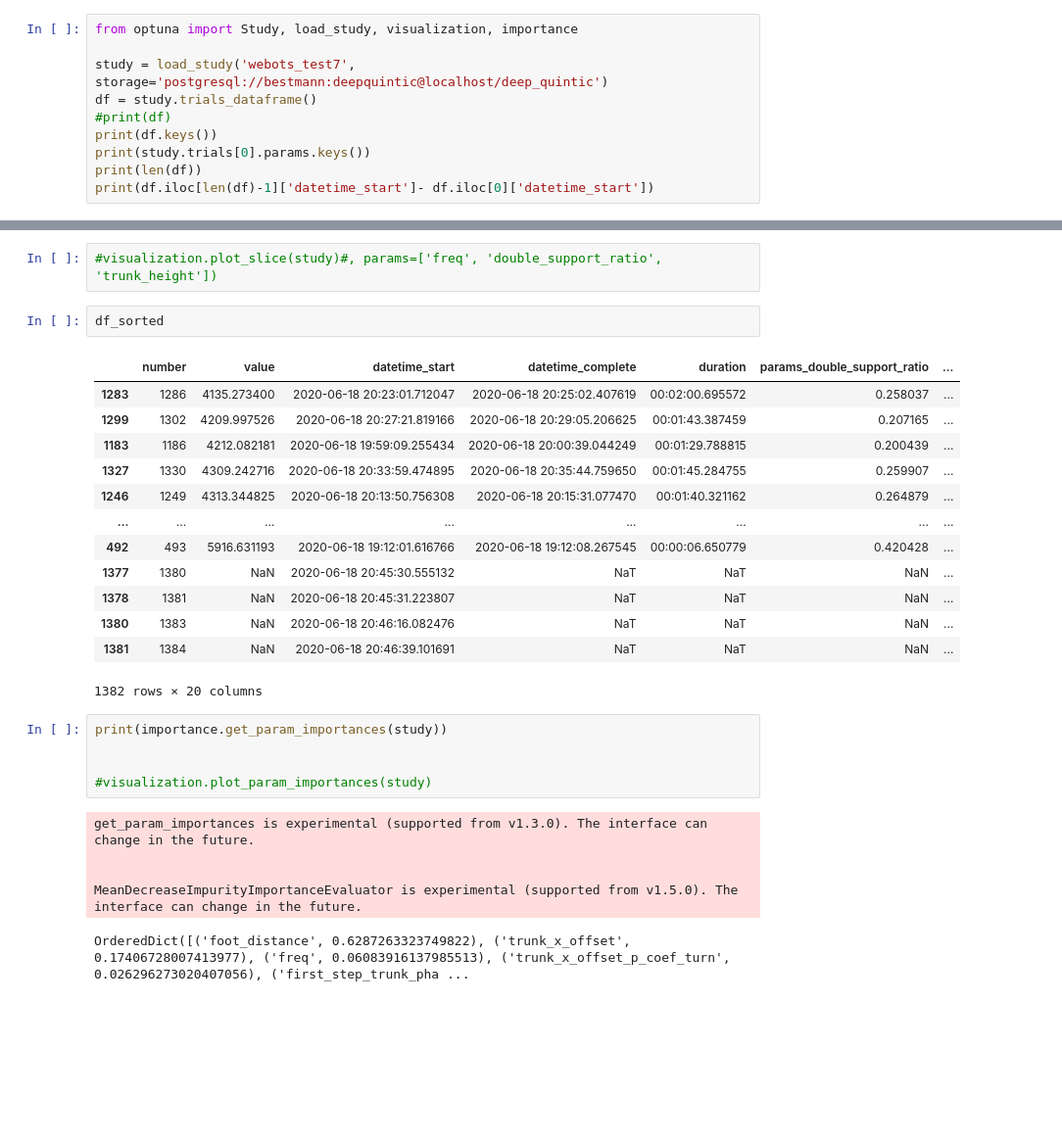
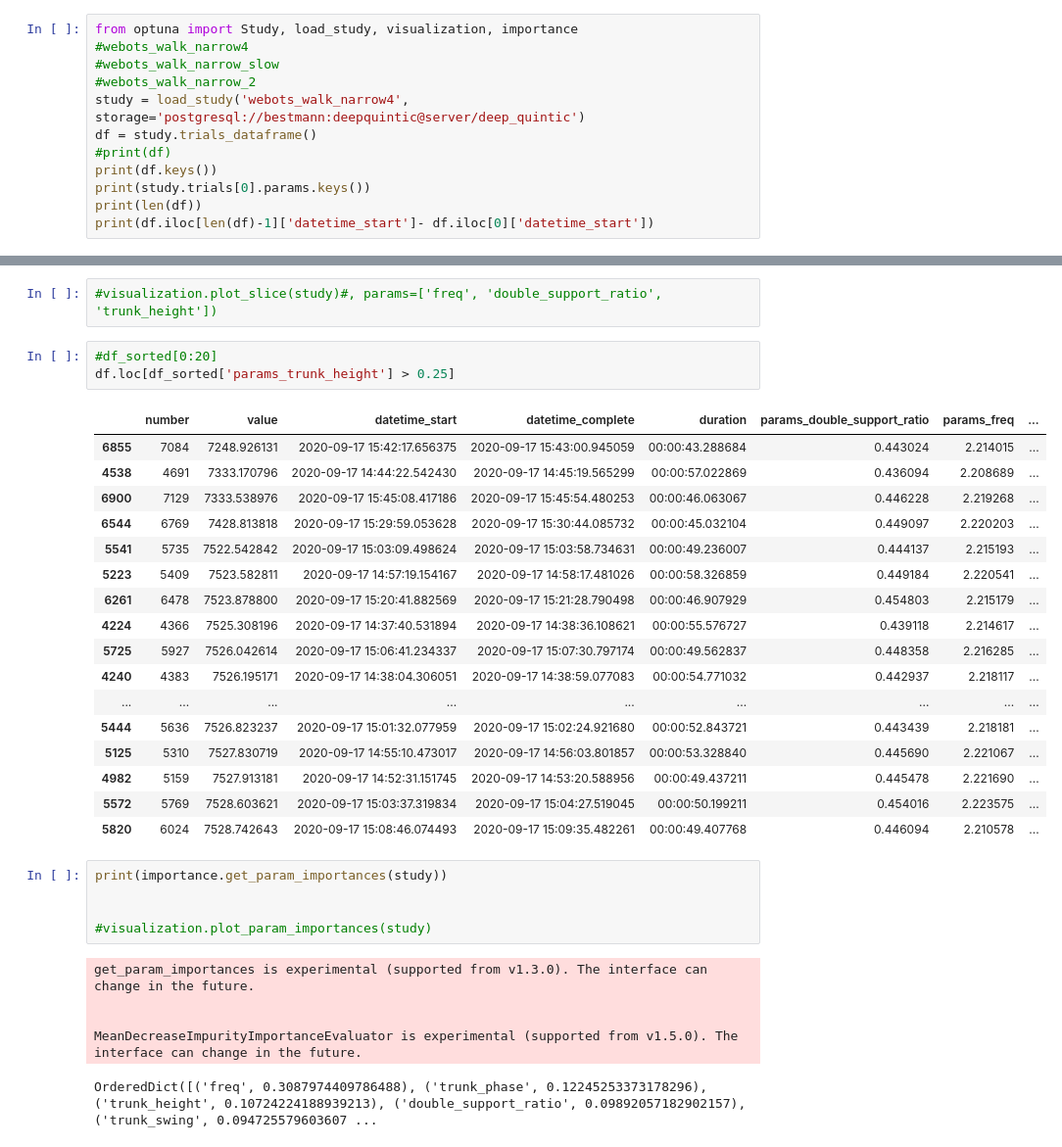
Before and after one commit to bit-bots/parallel_parameter_search, a Jupyter notebook: scripts/viz_study.ipynb, the cells around one changed output, grey strips where cells are left out. Shown at 98% size. Saved outputs shown, nothing was run; the diff lists cells and outputs as text; blank space fills up the shorter version.

```diff
--- a/scripts/viz_study.ipynb
+++ b/scripts/viz_study.ipynb
@@ -1,7 +1,9 @@
 # %%
 from optuna import Study, load_study, visualization, importance
-
-study = load_study('webots_test7',  storage='postgresql://bestmann:deepquintic@localhost/deep_quintic')
+#webots_walk_narrow4
+#webots_walk_narrow_slow
+#webots_walk_narrow_2
+study = load_study('webots_walk_narrow4',  storage='postgresql://bestmann:deepquintic@server/deep_quintic')
 df = study.trials_dataframe()
 #print(df)
 print(df.keys())
@@ -69,22 +63,27 @@ trs_early_termination_at: [0.15000000000000002, 0, 0.75]
 #visualization.plot_contour(study, params=['trunk_swing', 'trunk_pause'])
 # %%
 #visualization.plot_slice(study)#, params=['freq', 'double_support_ratio', 'trunk_height'])
-# %%
-df_sorted
-# %% [output]
-|  | number | value | datetime_start | datetime_complete | duration | params_double_support_ratio | ... |
-| 1283 | 1286 | 4135.273400 | 2020-06-18 20:23:01.712047 | 2020-06-18 20:25:02.407619 | 00:02:00.695572 | 0.258037 | ... |
-| 1299 | 1302 | 4209.997526 | 2020-06-18 20:27:21.819166 | 2020-06-18 20:29:05.206625 | 00:01:43.387459 | 0.207165 | ... |
-| 1183 | 1186 | 4212.082181 | 2020-06-18 19:59:09.255434 | 2020-06-18 20:00:39.044249 | 00:01:29.788815 | 0.200439 | ... |
-| 1327 | 1330 | 4309.242716 | 2020-06-18 20:33:59.474895 | 2020-06-18 20:35:44.759650 | 00:01:45.284755 | 0.259907 | ... |
-| 1246 | 1249 | 4313.344825 | 2020-06-18 20:13:50.756308 | 2020-06-18 20:15:31.077470 | 00:01:40.321162 | 0.264879 | ... |
-| ... | ... | ... | ... | ... | ... | ... | ... |
-| 492 | 493 | 5916.631193 | 2020-06-18 19:12:01.616766 | 2020-06-18 19:12:08.267545 | 00:00:06.650779 | 0.420428 | ... |
-| 1377 | 1380 | NaN | 2020-06-18 20:45:30.555132 | NaT | NaT | NaN | ... |
-| 1378 | 1381 | NaN | 2020-06-18 20:45:31.223807 | NaT | NaT | NaN | ... |
-| 1380 | 1383 | NaN | 2020-06-18 20:46:16.082476 | NaT | NaT | NaN | ... |
-| 1381 | 1384 | NaN | 2020-06-18 20:46:39.101691 | NaT | NaT | NaN | ... |
-1382 rows × 20 columns
+# %%
+#df_sorted[0:20]
+df.loc[df_sorted['params_trunk_height'] > 0.25]
+# %% [output]
+|  | number | value | datetime_start | datetime_complete | duration | params_double_support_ratio | params_freq | ... |
+| 6855 | 7084 | 7248.926131 | 2020-09-17 15:42:17.656375 | 2020-09-17 15:43:00.945059 | 00:00:43.288684 | 0.443024 | 2.214015 | ... |
+| 4538 | 4691 | 7333.170796 | 2020-09-17 14:44:22.542430 | 2020-09-17 14:45:19.565299 | 00:00:57.022869 | 0.436094 | 2.208689 | ... |
+| 6900 | 7129 | 7333.538976 | 2020-09-17 15:45:08.417186 | 2020-09-17 15:45:54.480253 | 00:00:46.063067 | 0.446228 | 2.219268 | ... |
+| 6544 | 6769 | 7428.813818 | 2020-09-17 15:29:59.053628 | 2020-09-17 15:30:44.085732 | 00:00:45.032104 | 0.449097 | 2.220203 | ... |
+| 5541 | 5735 | 7522.542842 | 2020-09-17 15:03:09.498624 | 2020-09-17 15:03:58.734631 | 00:00:49.236007 | 0.444137 | 2.215193 | ... |
+| 5223 | 5409 | 7523.582811 | 2020-09-17 14:57:19.154167 | 2020-09-17 14:58:17.481026 | 00:00:58.326859 | 0.449184 | 2.220541 | ... |
+| 6261 | 6478 | 7523.878800 | 2020-09-17 15:20:41.882569 | 2020-09-17 15:21:28.790498 | 00:00:46.907929 | 0.454803 | 2.215179 | ... |
+| 4224 | 4366 | 7525.308196 | 2020-09-17 14:37:40.531894 | 2020-09-17 14:38:36.108621 | 00:00:55.576727 | 0.439118 | 2.214617 | ... |
+| 5725 | 5927 | 7526.042614 | 2020-09-17 15:06:41.234337 | 2020-09-17 15:07:30.797174 | 00:00:49.562837 | 0.448358 | 2.216285 | ... |
+| 4240 | 4383 | 7526.195171 | 2020-09-17 14:38:04.306051 | 2020-09-17 14:38:59.077083 | 00:00:54.771032 | 0.442937 | 2.218117 | ... |
+| ... | ... | ... | ... | ... | ... | ... | ... | ... |
+| 5444 | 5636 | 7526.823237 | 2020-09-17 15:01:32.077959 | 2020-09-17 15:02:24.921680 | 00:00:52.843721 | 0.443439 | 2.218181 | ... |
+| 5125 | 5310 | 7527.830719 | 2020-09-17 14:55:10.473017 | 2020-09-17 14:56:03.801857 | 00:00:53.328840 | 0.445690 | 2.221067 | ... |
+| 4982 | 5159 | 7527.913181 | 2020-09-17 14:52:31.151745 | 2020-09-17 14:53:20.588956 | 00:00:49.437211 | 0.445478 | 2.221690 | ... |
+| 5572 | 5769 | 7528.603621 | 2020-09-17 15:03:37.319834 | 2020-09-17 15:04:27.519045 | 00:00:50.199211 | 0.454016 | 2.223575 | ... |
+| 5820 | 6024 | 7528.742643 | 2020-09-17 15:08:46.074493 | 2020-09-17 15:09:35.482261 | 00:00:49.407768 | 0.446094 | 2.210578 | ... |
 # %%
 print(importance.get_param_importances(study))
 
@@ -95,4 +94,4 @@ get_param_importances is experimental (supported from v1.3.0). The interface can
 
 
 MeanDecreaseImpurityImportanceEvaluator is experimental (supported from v1.5.0). The interface can change in the future.
-OrderedDict([('foot_distance', 0.6287263323749822), ('trunk_x_offset', 0.17406728007413977), ('freq', 0.06083916137985513), ('trunk_x_offset_p_coef_turn', 0.026296273020407056), ('first_step_trunk_pha ...
+OrderedDict([('freq', 0.3087974409786488), ('trunk_phase', 0.12245253373178296), ('trunk_height', 0.10724224188939213), ('double_support_ratio', 0.09892057182902157), ('trunk_swing', 0.094725579603607 ...
```
Also changed, not shown: parts of 2 cells of this notebook, 1 other file.
